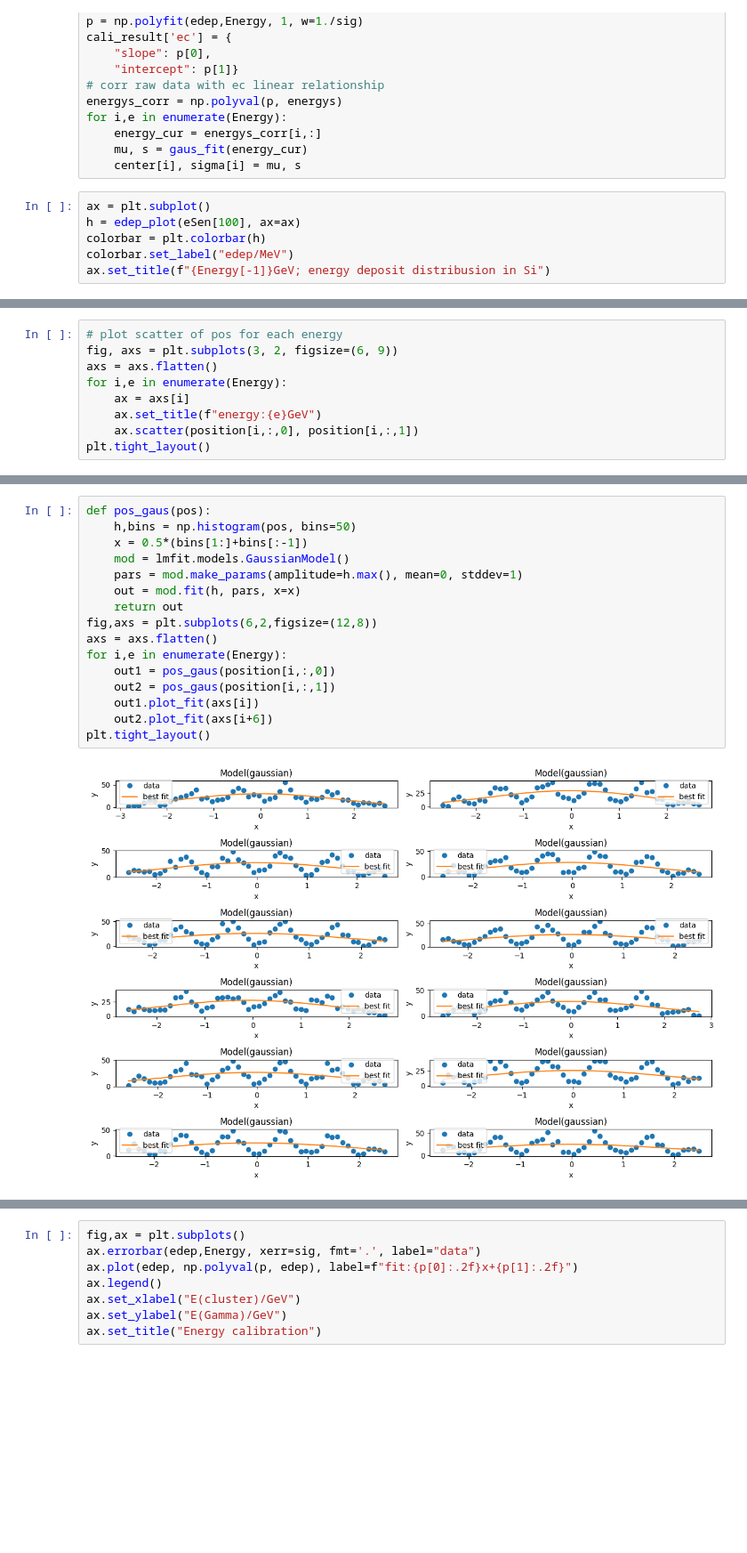
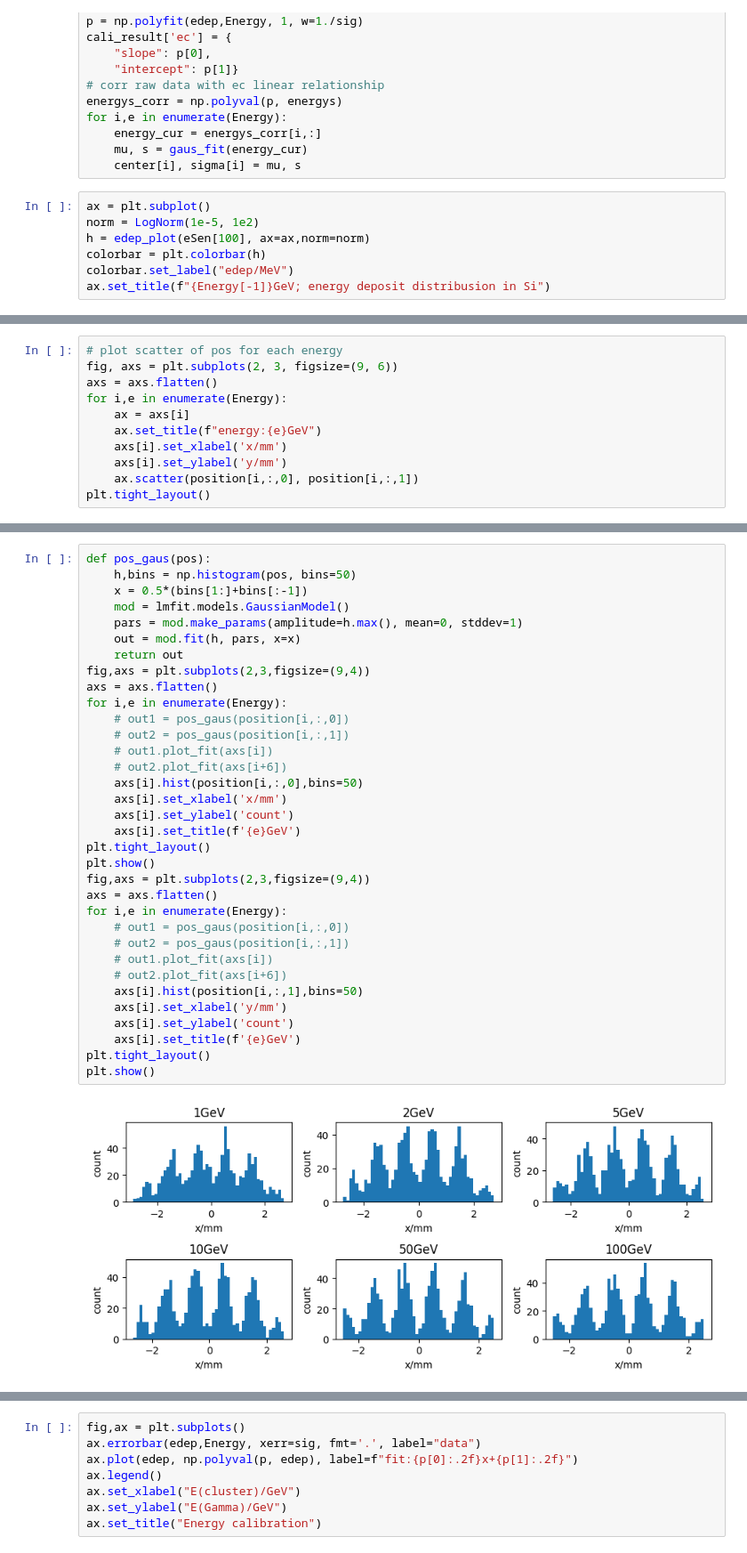
Before and after one commit to air391/calorimeter, a Jupyter notebook: B4a/cali.ipynb, the cells around one changed output, grey strips where cells are left out. Shown: that part at 89% size. Drawn from its saved outputs; the diff is of its cells as text; blank space fills up the shorter version.

```diff
--- a/B4a/cali.ipynb
+++ b/B4a/cali.ipynb
@@ -54,7 +55,8 @@ for i,e in enumerate(Energy):
     center[i], sigma[i] = mu, s
 # %%
 ax = plt.subplot()
-h = edep_plot(eSen[100], ax=ax)
+norm = LogNorm(1e-5, 1e2)
+h = edep_plot(eSen[100], ax=ax,norm=norm)
 colorbar = plt.colorbar(h)
 colorbar.set_label("edep/MeV")
 ax.set_title(f"{Energy[-1]}GeV; energy deposit distribusion in Si")
@@ -64,10 +66,12 @@ Text(0.5, 1.0, '100GeV; energy deposit distribusion in Si')
 # %%
 # plot scatter of pos for each energy
-fig, axs = plt.subplots(3, 2, figsize=(6, 9))
+fig, axs = plt.subplots(2, 3, figsize=(9, 6))
 axs = axs.flatten()
 for i,e in enumerate(Energy):
     ax = axs[i]
     ax.set_title(f"energy:{e}GeV")
+    axs[i].set_xlabel('x/mm')
+    axs[i].set_ylabel('y/mm')
     ax.scatter(position[i,:,0], position[i,:,1])
 plt.tight_layout()
 # %% [output]
@@ -75,18 +79,36 @@ plt.tight_layout()
 # %%
 def pos_gaus(pos):
     h,bins = np.histogram(pos, bins=50)
     x = 0.5*(bins[1:]+bins[:-1])
     mod = lmfit.models.GaussianModel()
     pars = mod.make_params(amplitude=h.max(), mean=0, stddev=1)
     out = mod.fit(h, pars, x=x)
     return out
-fig,axs = plt.subplots(6,2,figsize=(12,8))
+fig,axs = plt.subplots(2,3,figsize=(9,4))
 axs = axs.flatten()
 for i,e in enumerate(Energy):
-    out1 = pos_gaus(position[i,:,0])
-    out2 = pos_gaus(position[i,:,1])
-    out1.plot_fit(axs[i])
-    out2.plot_fit(axs[i+6])
+    # out1 = pos_gaus(position[i,:,0])
+    # out2 = pos_gaus(position[i,:,1])
+    # out1.plot_fit(axs[i])
+    # out2.plot_fit(axs[i+6])
+    axs[i].hist(position[i,:,0],bins=50)
+    axs[i].set_xlabel('x/mm')
+    axs[i].set_ylabel('count')
+    axs[i].set_title(f'{e}GeV')
 plt.tight_layout()
+plt.show()
+fig,axs = plt.subplots(2,3,figsize=(9,4))
+axs = axs.flatten()
+for i,e in enumerate(Energy):
+    # out1 = pos_gaus(position[i,:,0])
+    # out2 = pos_gaus(position[i,:,1])
+    # out1.plot_fit(axs[i])
+    # out2.plot_fit(axs[i+6])
+    axs[i].hist(position[i,:,1],bins=50)
+    axs[i].set_xlabel('y/mm')
+    axs[i].set_ylabel('count')
+    axs[i].set_title(f'{e}GeV')
+plt.tight_layout()
+plt.show()
 # %% [output]
-[figure, old version]
+[figure, new version]
```
Also changed, not shown: parts of 6 cells of this notebook, 5 other files.
